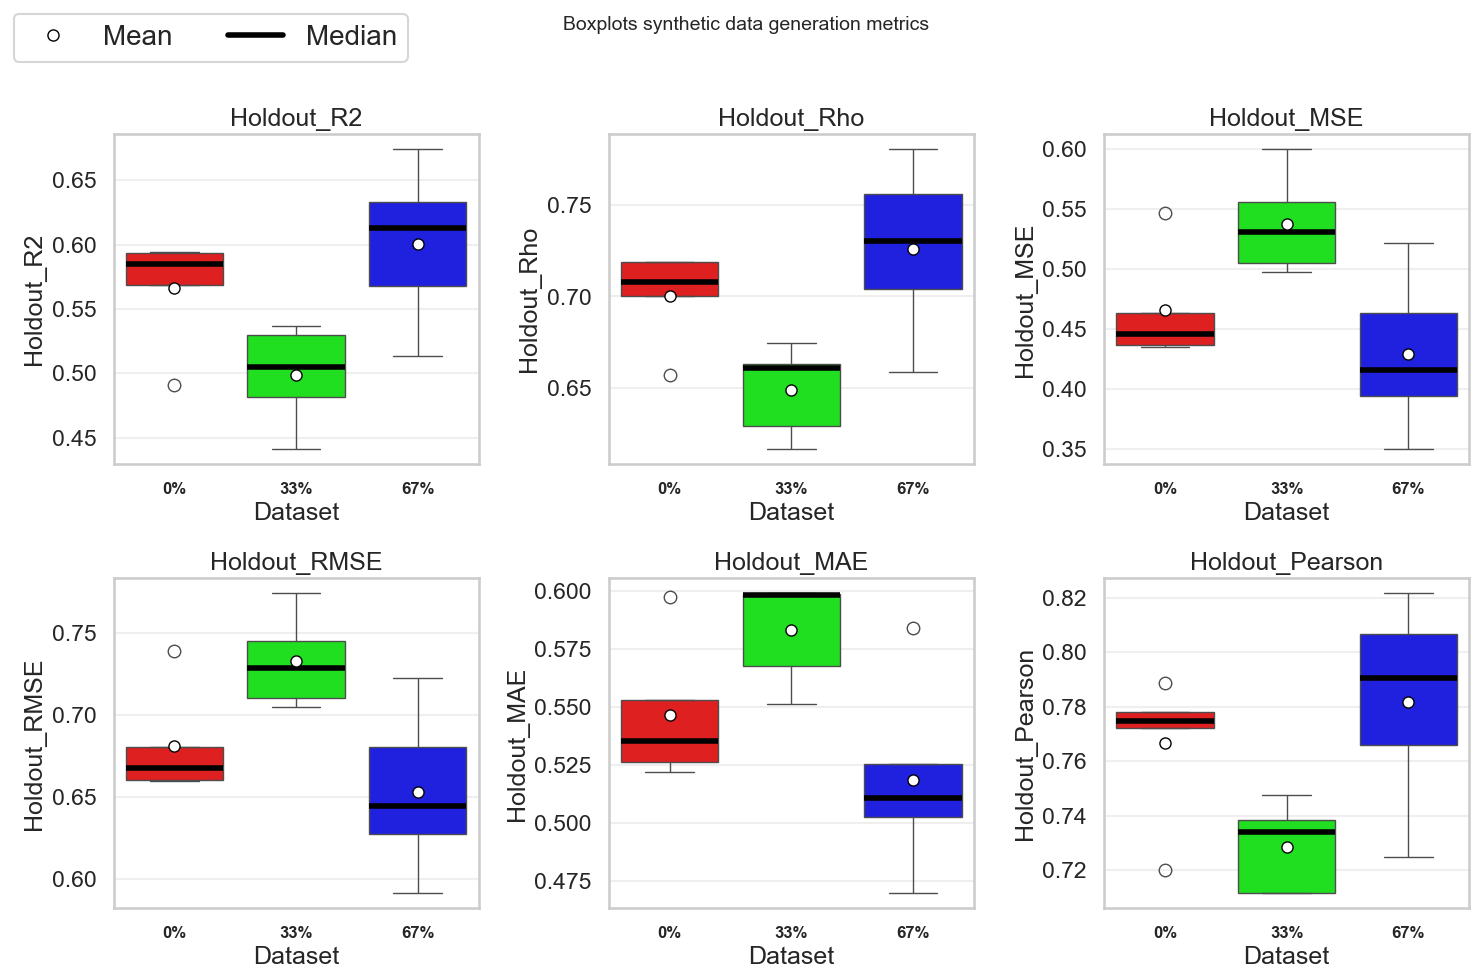
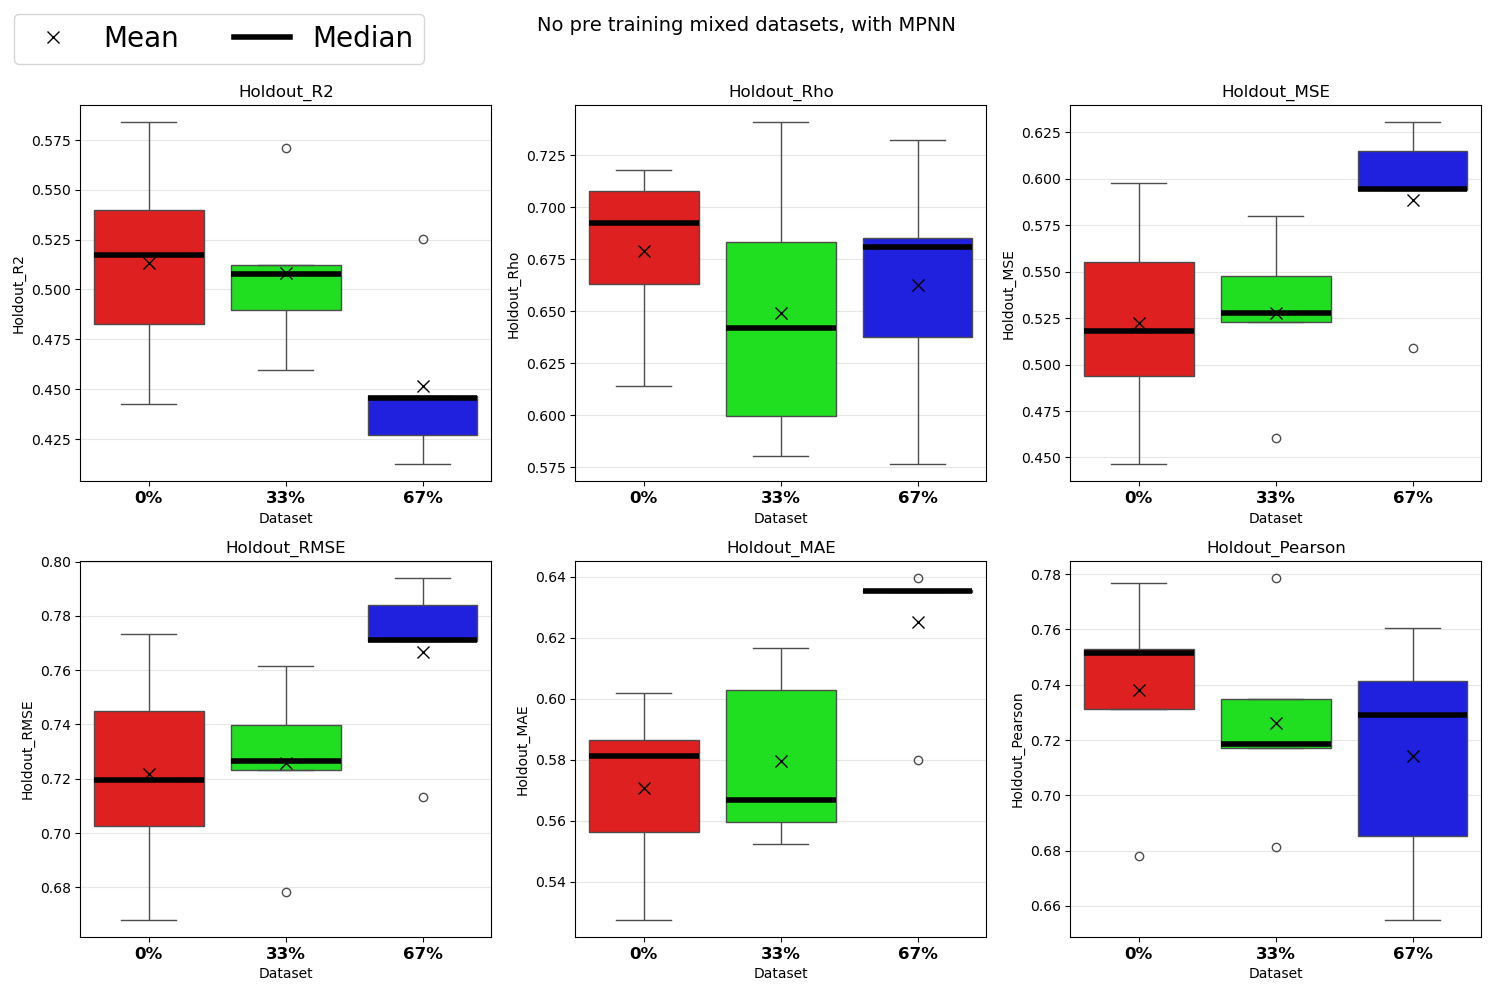
Code edit (unified diff) that turned the first committed figure into the second:
--- before
+++ after
@@ -5,14 +5,7 @@
 
 
-results = "gat_results_heldout.csv"
-df_results = pd.read_csv(results)
-
-print(df_results.head())
-print(df_results.columns.tolist())
-
-names = ["0%", "33%", "67%"]
 
 
-def simple_metric_boxplots(df: pd.DataFrame, metrics: str | list[str], title: str = "Boxplots"):
+def simple_metric_boxplots(df: pd.DataFrame, metrics: str | list[str], title: str = "Boxplots",folder:str | None = None):
     if isinstance(metrics, str):
         metrics = [metrics]
@@ -40,21 +33,11 @@
             continue
 
-        
-        mean_handle = Line2D(
-            [0], [0],
-            marker='o',
-            color='w',
-            markerfacecolor='white',
-            markeredgecolor='black',
-            markersize=8,
-            label='Mean'
-        )
+        # For the legend!!!
+        # SNS cant have a legend for mean and median....
+        mean_handle = Line2D( [0], [0], marker='x', color='w', markerfacecolor='white', markeredgecolor='black', markersize=8, label='Mean')
 
-        median_handle = Line2D(
-            [0], [0],
-            color='black',
-            linewidth=4,
-            label='Median'
-        )
+        median_handle = Line2D( [0], [0], color='black', linewidth=4, label='Median')
+
+
         sns.boxplot(
             x="Dataset",
@@ -66,5 +49,5 @@
             palette=colors,
             showmeans=True,
-            meanprops={"marker": "o", "markerfacecolor": "white", "markeredgecolor": "black", "markersize": 8},
+            meanprops={"marker": "x", "markerfacecolor": "white", "markeredgecolor": "black", "markersize": 8},
             medianprops={
                 "linewidth": 4,
@@ -83,14 +66,11 @@
     for ax in axs[len(metrics):]:
         ax.set_visible(False)
-    fig.legend(
-        handles=[mean_handle, median_handle],
-        loc='upper left',
-        ncol=3,
-        fontsize=20,
-        frameon=True
-    )
+    fig.legend( handles=[mean_handle, median_handle], loc='upper left', ncol=3, fontsize=20, frameon=True)
     fig.suptitle(title, fontsize=14)
     plt.tight_layout(rect=[0, 0, 1, 0.96])
-    plt.savefig(f"{title.replace(' ', '_')}.png", dpi=300)  # Save the figure as a high-resolution PNG file
+    
+    save_folder = folder 
+    out = os.path.join(save_folder, f"{title.replace(' ', '_')}.pdf") if save_folder else f"{title.replace(' ', '_')}.pdf"
+    plt.savefig(out, dpi=300)  # Save the figure as a high-resolution PDF file
     plt.show()
 
@@ -103,7 +83,16 @@
 """
 
-simple_metric_boxplots(
-    df_results,
-    ["Holdout_R2", "Holdout_Rho", "Holdout_MSE","Holdout_RMSE", "Holdout_MAE", "Holdout_Pearson"],
-    title="Boxplots synthetic data generation metrics"
-)
+folder = "no_pretrain"
+results = "MPNN_results_heldout_set.csv"
+#title = "Pre training on synthetic sizes, with GAT"
+title = "No pre training mixed datasets, with MPNN"
+
+results = os.path.join(folder, results)
+df_results = pd.read_csv(results)
+
+print(df_results.head())
+print(df_results.columns.tolist())
+
+names = ["0%", "33%", "67%"]
+
+simple_metric_boxplots(df_results,["Holdout_R2", "Holdout_Rho", "Holdout_MSE","Holdout_RMSE", "Holdout_MAE", "Holdout_Pearson"], title=title, folder=folder)

Commit: cleaned up a lil bit